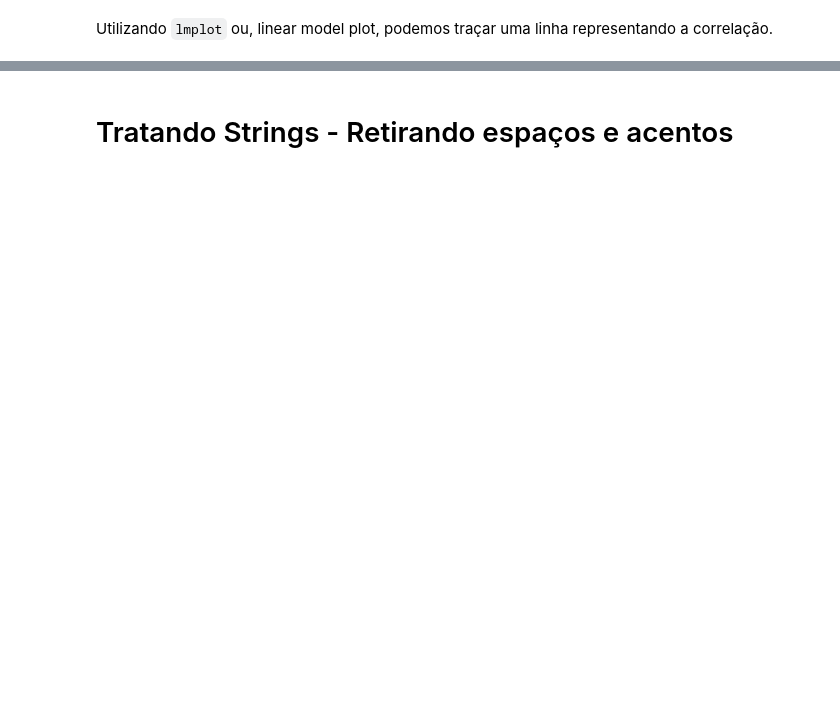
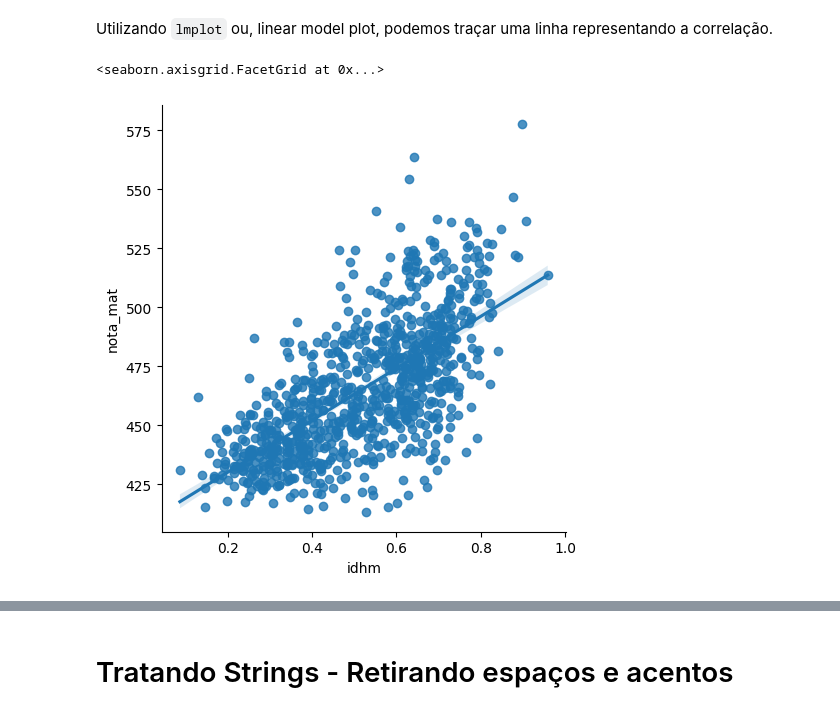
Before and after one commit to wallisonferreira/data-science-tce, a Jupyter notebook: comandos_avançados_pandas_wallison.ipynb, the cells around one changed output, grey strips where cells are left out. Cells and saved outputs as stored; diff of their text form; code cells hidden in the pictures; blank space fills up the shorter version.

```diff
--- a/comandos_avançados_pandas_wallison.ipynb
+++ b/comandos_avançados_pandas_wallison.ipynb
@@ -529,7 +661,10 @@ plt.show()
 # %% [markdown]
 Utilizando `lmplot` ou, linear model plot, podemos traçar uma linha representando a correlação.
 # %%
-sns.lmplot(x="idhm", y="nota_mat", data=df)
+sns.lmplot(x="idhm", y="nota_mat", data=df.sample(1000))
+# %% [output]
+<seaborn.axisgrid.FacetGrid at 0x...>
+[figure, added]
 # %%
 df_ac = df[df["estado"] == "AC"]
 df_ac
```
Also changed, not shown: parts of 20 cells of this notebook.
